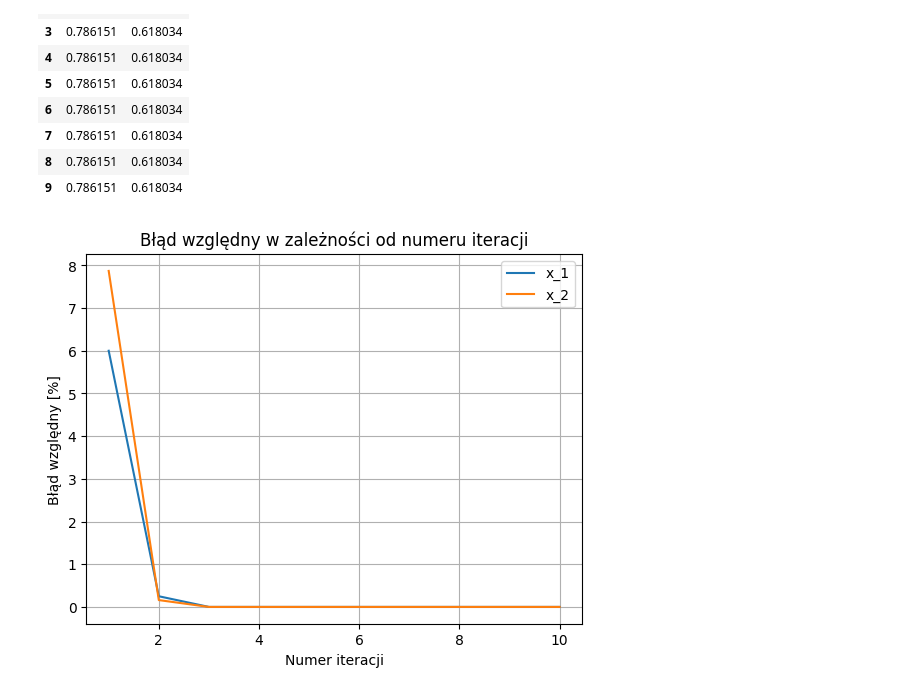
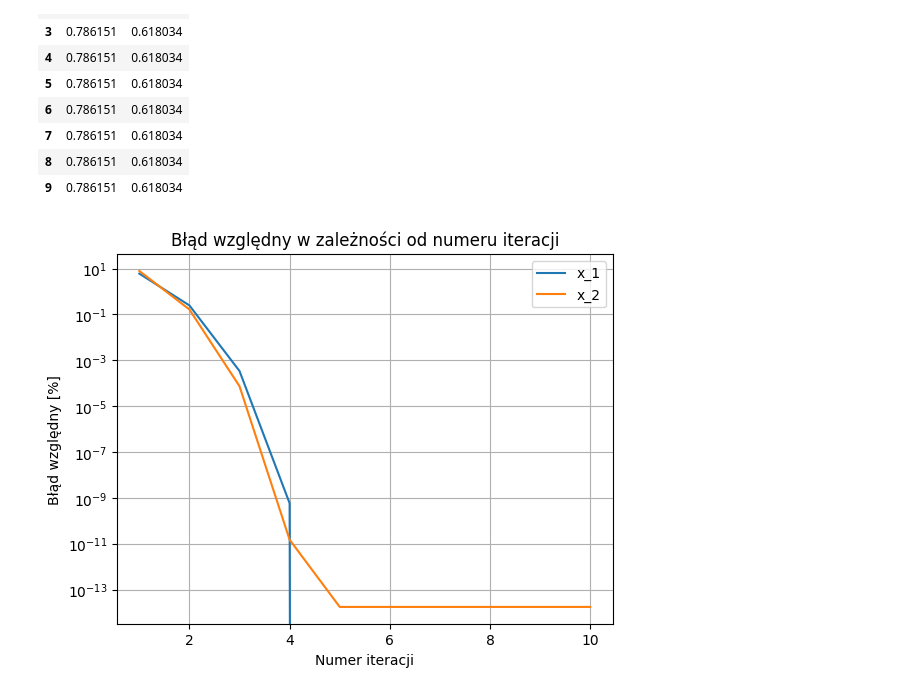
Before and after one commit to domino644/mownit, a Jupyter notebook: lab8/zad4/zad4.ipynb, the cells around one changed output. Drawn from its saved outputs; the diff is of its cells as text; code cells hidden in the pictures.

```diff
--- a/lab8/zad4/zad4.ipynb
+++ b/lab8/zad4/zad4.ipynb
@@ -70,13 +70,13 @@ iterations_df
 # %%
 iterations_df.to_csv("iterations.csv")
 # %%
-plt.plot(np.arange(1,11), relative_error_df["x_1"], label="x_1")
-plt.plot(np.arange(1,11), relative_error_df["x_2"], label="x_2")
+plt.semilogy(np.arange(1,11), relative_error_df["x_1"], label="x_1")
+plt.semilogy(np.arange(1,11), relative_error_df["x_2"], label="x_2")
 plt.grid()
 plt.legend()
 plt.xlabel("Numer iteracji")
 plt.ylabel("Błąd względny [%]")
 plt.title("Błąd względny w zależności od numeru iteracji")
 plt.show()
 # %% [output]
-[figure, old version]
+[figure, new version]
```
Also changed, not shown: parts of 2 cells of this notebook, 3 other files.
